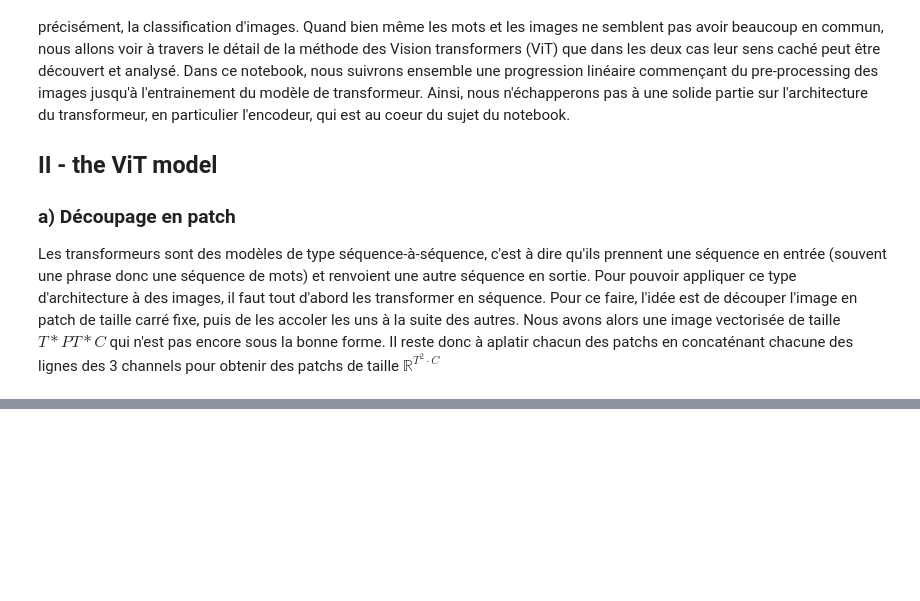
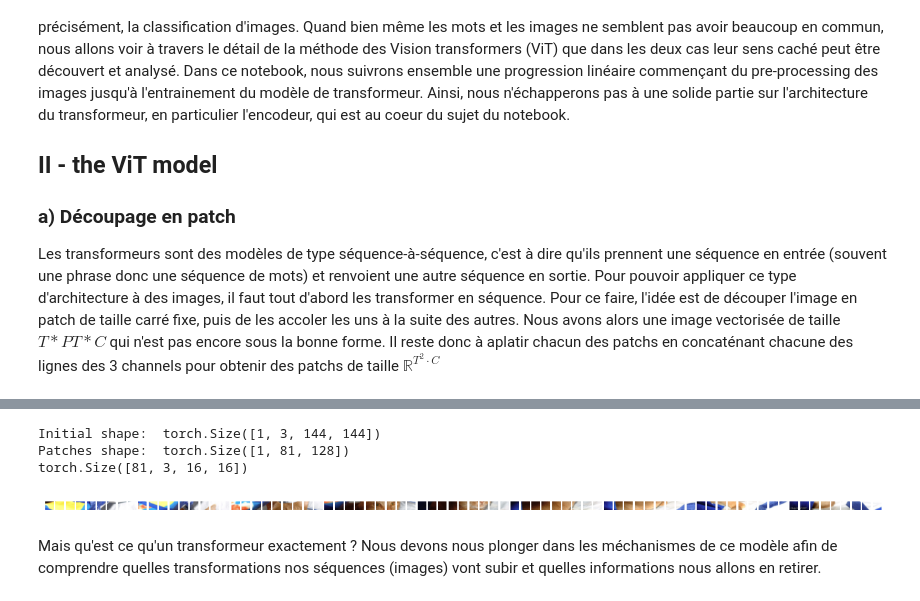
Before and after one commit to blechardoy/notebook_SDD, a Jupyter notebook: Vision_transformers.ipynb, the cells around one changed output, grey strips where cells are left out. Saved outputs shown, nothing was run; the diff lists cells and outputs as text; code cells hidden in the pictures; blank space fills up the shorter version.

```diff
--- a/Vision_transformers.ipynb
+++ b/Vision_transformers.ipynb
@@ -42,0 +88,62 @@ Mais qu'est ce qu'un transformeur exactement ? Nous devons nous plonger dans les
+# %%
+from torch import nn
+from einops.layers.torch import Rearrange
+from torch import Tensor
+from einops import rearrange
+
+
+class PatchEmbedding(nn.Module):
+    def __init__(self, in_channels = 3, patch_size = 16, emb_size = 128):
+        self.patch_size = patch_size
+        super().__init__()
+        self.projection = nn.Sequential(
+            # break-down the image in s1 x s2 patches and flat them
+            Rearrange('b c (h p1) (w p2) -> b (h w) (p1 p2 c)', p1=patch_size, p2=patch_size),
+            nn.Linear(patch_size * patch_size * in_channels, emb_size)
+        )
+
+    def forward(self, x: Tensor) -> Tensor:
+        x = self.projection(x)
+        return x
+
+def visualize_patches(x: Tensor, patch_size: int):
+    """
+    Affiche les patches d'une image en ligne.
+    Args:
+        x: Tensor de forme (1, 3, h, w)
+        patch_size: Taille des patches (ex: 16x16)
+    """
+
+    # Découper en patches
+    patches = rearrange(x, 'b c (h p1) (w p2) -> b (h w) c p1 p2', p1=patch_size, p2=patch_size)
+    patches = patches.squeeze(0)  # Limiter à 8 patches pour affichage
+    print(patches.shape)
+    # Affichage
+    plt.figure(figsize=(15, 5))
+    for i, patch in enumerate(patches):
+        # print(patch.shape)
+        patch = patch.squeeze(0)
+        # print(patch.shape)
+        plt.subplot(1, len(patches), i + 1)
+        plt.imshow(to_pil_image(patch))
+        plt.axis('off')
+    plt.show()
+
+
+
+# Run a quick test
+sample_datapoint = torch.unsqueeze(dataset[0][0], 0)
+print("Initial shape: ", sample_datapoint.shape)
+embedding = PatchEmbedding()(sample_datapoint)
+print("Patches shape: ", embedding.shape)
+
+# Test de visualisation
+visualize_patches(sample_datapoint, patch_size=16)
+# %% [output]
+Initial shape:  torch.Size([1, 3, 144, 144])
+Patches shape:  torch.Size([1, 81, 128])
+torch.Size([81, 3, 16, 16])
+[figure, added]
+# %% [markdown]
+
+Mais qu'est ce qu'un transformeur exactement ? Nous devons nous plonger dans les méchanismes de ce modèle afin de comprendre quelles transformations nos séquences (images) vont subir et quelles informations nous allons en retirer.
```
Also changed, not shown: parts of 6 cells of this notebook.
